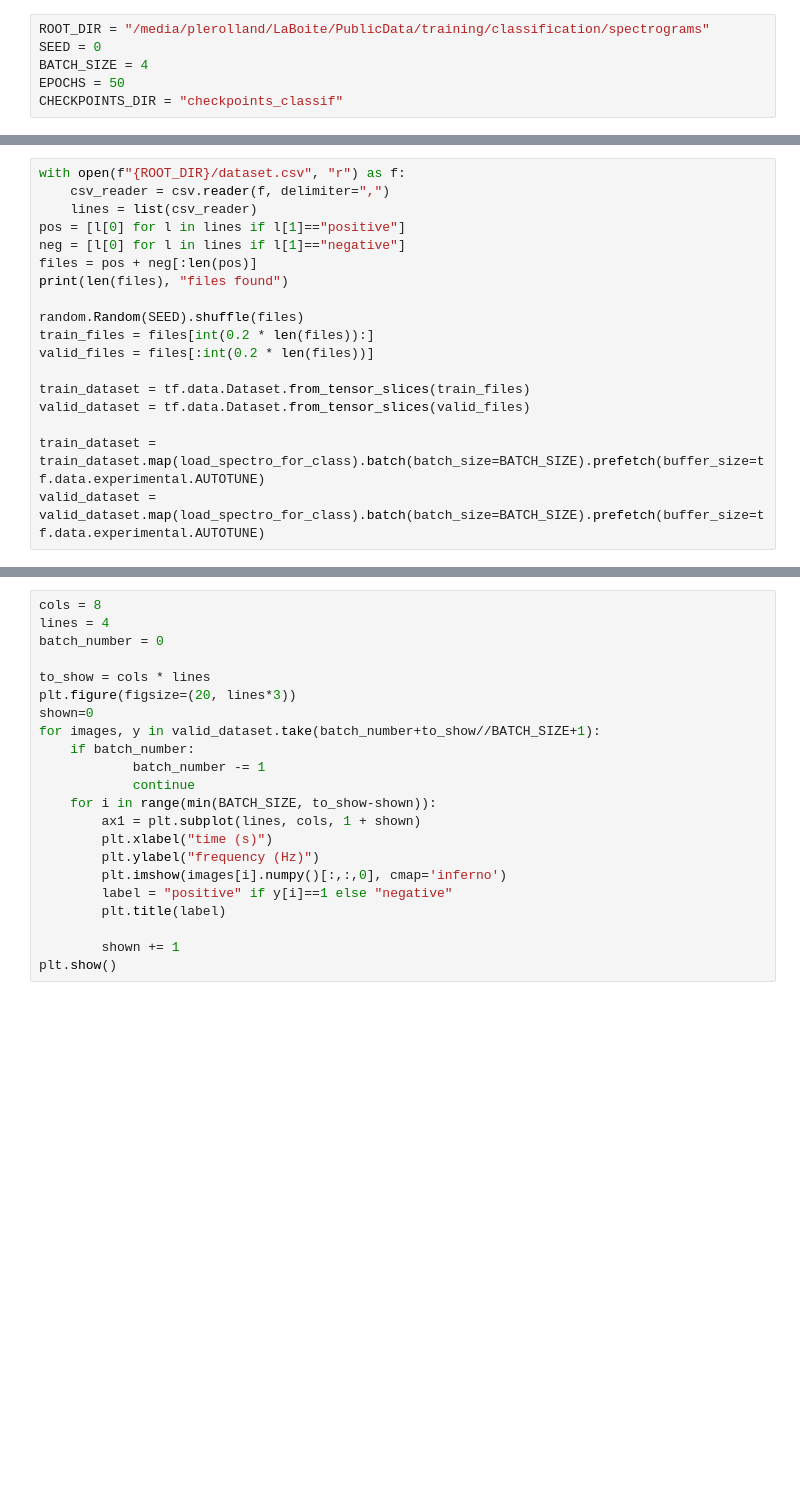
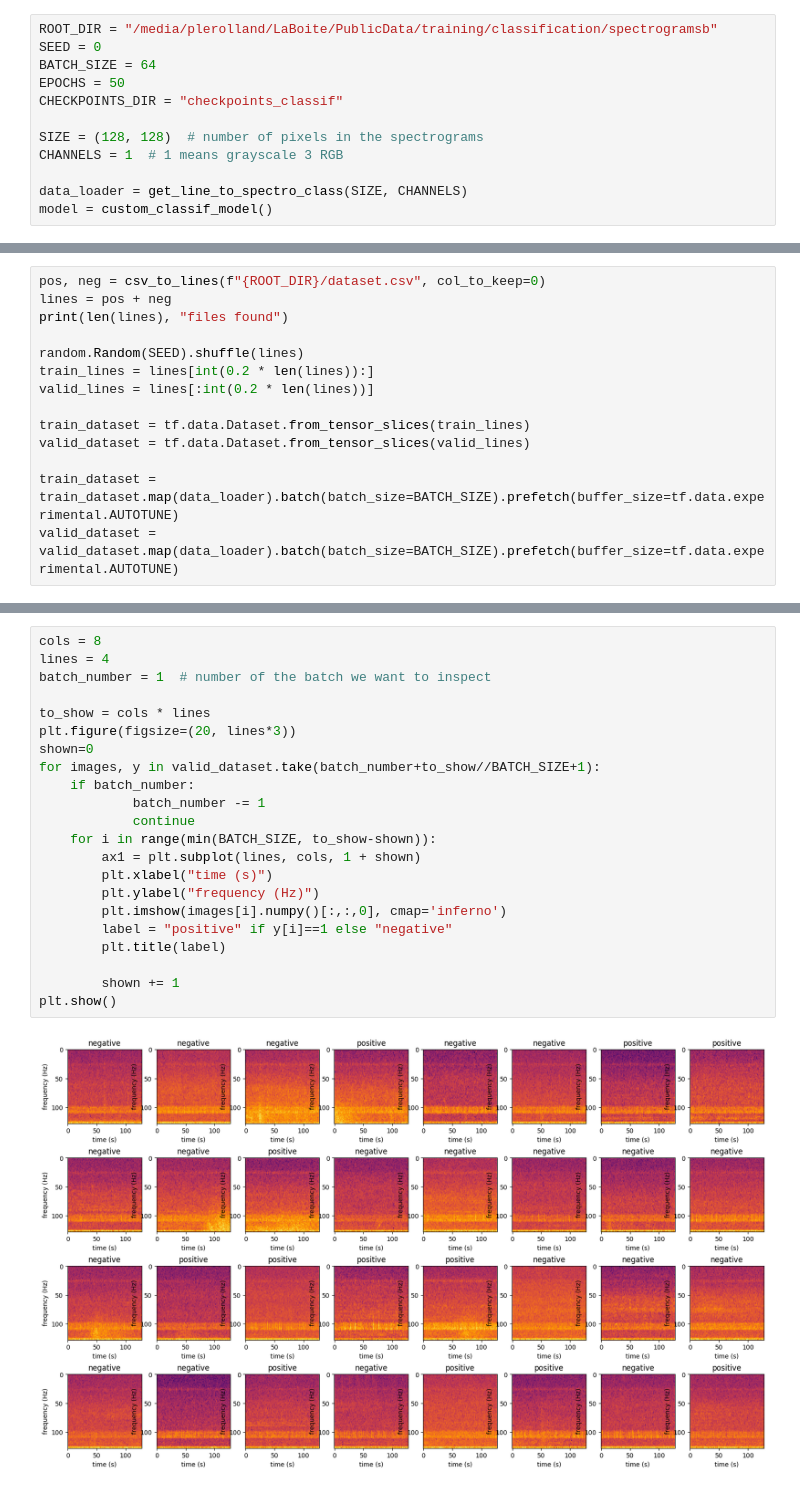
Before and after one commit to PYLRR/OHASISBIO_dataset, a Jupyter notebook: src/notebooks/training/spectro_classification.ipynb, the cells around one changed output, grey strips where cells are left out. Drawn from its saved outputs; the diff is of its cells as text; blank space fills up the shorter version.

```diff
--- a/src/notebooks/training/spectro_classification.ipynb
+++ b/src/notebooks/training/spectro_classification.ipynb
@@ -12,6 +18,12 @@ from utils.training.models import resnet_model
 # %%
-ROOT_DIR = "/media/plerolland/LaBoite/PublicData/training/classification/spectrograms"
+ROOT_DIR = "/media/plerolland/LaBoite/PublicData/training/classification/spectrogramsb"
 SEED = 0
-BATCH_SIZE = 4
+BATCH_SIZE = 64
 EPOCHS = 50
 CHECKPOINTS_DIR = "checkpoints_classif"
+
+SIZE = (128, 128)  # number of pixels in the spectrograms
+CHANNELS = 1  # 1 means grayscale 3 RGB
+
+data_loader = get_line_to_spectro_class(SIZE, CHANNELS)
+model = custom_classif_model()
@@ -18,18 +41,14 @@ CHECKPOINTS_DIR = "checkpoints_classif"
 # %%
-with open(f"{ROOT_DIR}/dataset.csv", "r") as f:
-    csv_reader = csv.reader(f, delimiter=",")
-    lines = list(csv_reader)
-pos = [l[0] for l in lines if l[1]=="positive"]
-neg = [l[0] for l in lines if l[1]=="negative"]
-files = pos + neg[:len(pos)]
-print(len(files), "files found")
+pos, neg = csv_to_lines(f"{ROOT_DIR}/dataset.csv", col_to_keep=0)
+lines = pos + neg
+print(len(lines), "files found")
 
-random.Random(SEED).shuffle(files)
-train_files = files[int(0.2 * len(files)):]
-valid_files = files[:int(0.2 * len(files))]
+random.Random(SEED).shuffle(lines)
+train_lines = lines[int(0.2 * len(lines)):]
+valid_lines = lines[:int(0.2 * len(lines))]
 
-train_dataset = tf.data.Dataset.from_tensor_slices(train_files)
-valid_dataset = tf.data.Dataset.from_tensor_slices(valid_files)
+train_dataset = tf.data.Dataset.from_tensor_slices(train_lines)
+valid_dataset = tf.data.Dataset.from_tensor_slices(valid_lines)
 
-train_dataset = train_dataset.map(load_spectro_for_class).batch(batch_size=BATCH_SIZE).prefetch(buffer_size=tf.data.experimental.AUTOTUNE)
-valid_dataset = valid_dataset.map(load_spectro_for_class).batch(batch_size=BATCH_SIZE).prefetch(buffer_size=tf.data.experimental.AUTOTUNE)
+train_dataset = train_dataset.map(data_loader).batch(batch_size=BATCH_SIZE).prefetch(buffer_size=tf.data.experimental.AUTOTUNE)
+valid_dataset = valid_dataset.map(data_loader).batch(batch_size=BATCH_SIZE).prefetch(buffer_size=tf.data.experimental.AUTOTUNE)
@@ -36,23 +57,25 @@ valid_dataset = valid_dataset.map(load_spectro_for_class).batch(batch_size=BATCH
 # %%
 cols = 8
 lines = 4
-batch_number = 0
+batch_number = 1  # number of the batch we want to inspect
 
 to_show = cols * lines
 plt.figure(figsize=(20, lines*3))
 shown=0
 for images, y in valid_dataset.take(batch_number+to_show//BATCH_SIZE+1):
     if batch_number:
             batch_number -= 1
             continue
     for i in range(min(BATCH_SIZE, to_show-shown)):
         ax1 = plt.subplot(lines, cols, 1 + shown)
         plt.xlabel("time (s)")
         plt.ylabel("frequency (Hz)")
         plt.imshow(images[i].numpy()[:,:,0], cmap='inferno')
         label = "positive" if y[i]==1 else "negative"
         plt.title(label)
 
         shown += 1
 plt.show()
+# %% [output]
+[figure, added]
 # %%
```
Also changed, not shown: parts of 7 cells of this notebook, 8 other files.
